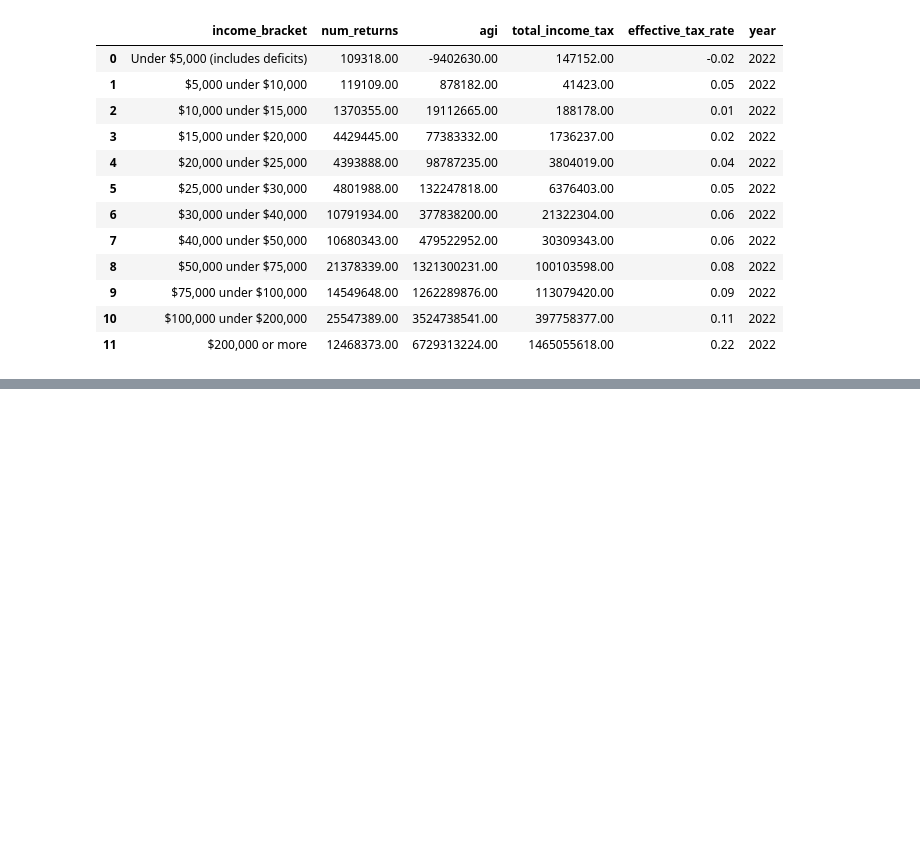
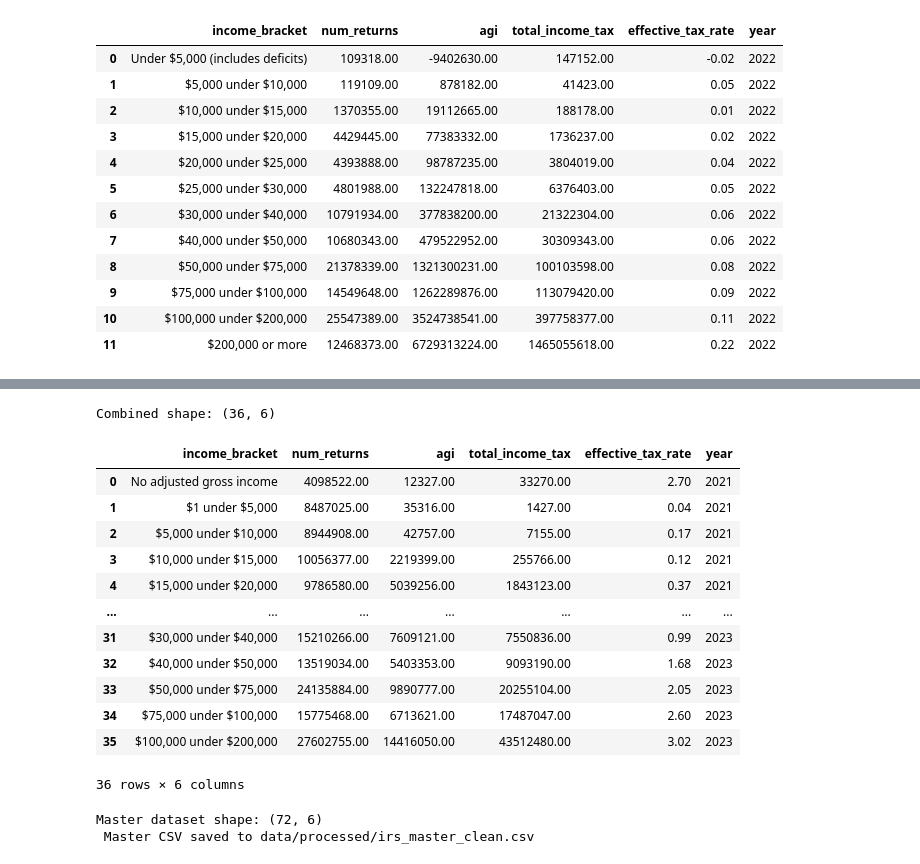
Before and after one commit to yashkhan42/tax_burden_equity_analyzer, a Jupyter notebook: notebooks/01_data_exploration.ipynb, the cells around one changed output, grey strips where cells are left out. Cells and saved outputs as stored; diff of their text form; code cells hidden in the pictures; blank space fills up the shorter version.

```diff
--- a/notebooks/01_data_exploration.ipynb
+++ b/notebooks/01_data_exploration.ipynb
@@ -164,0 +259,36 @@ df_working
+# %%
+#  3 years of Table 3.3
+df_table33_all = pd.concat([df_33_2021, df_33_2022, df_33_2023], ignore_index=True)
+
+# Verify 36 rows
+print("Combined shape:", df_table33_all.shape)
+df_table33_all
+# %% [output]
+Combined shape: (36, 6)
+|  | income_bracket | num_returns | agi | total_income_tax | effective_tax_rate | year |
+| 0 | No adjusted gross income | 4098522.00 | 12327.00 | 33270.00 | 2.70 | 2021 |
+| 1 | $1 under $5,000 | 8487025.00 | 35316.00 | 1427.00 | 0.04 | 2021 |
+| 2 | $5,000 under $10,000 | 8944908.00 | 42757.00 | 7155.00 | 0.17 | 2021 |
+| 3 | $10,000 under $15,000 | 10056377.00 | 2219399.00 | 255766.00 | 0.12 | 2021 |
+| 4 | $15,000 under $20,000 | 9786580.00 | 5039256.00 | 1843123.00 | 0.37 | 2021 |
+| ... | ... | ... | ... | ... | ... | ... |
+| 31 | $30,000 under $40,000 | 15210266.00 | 7609121.00 | 7550836.00 | 0.99 | 2023 |
+| 32 | $40,000 under $50,000 | 13519034.00 | 5403353.00 | 9093190.00 | 1.68 | 2023 |
+| 33 | $50,000 under $75,000 | 24135884.00 | 9890777.00 | 20255104.00 | 2.05 | 2023 |
+| 34 | $75,000 under $100,000 | 15775468.00 | 6713621.00 | 17487047.00 | 2.60 | 2023 |
+| 35 | $100,000 under $200,000 | 27602755.00 | 14416050.00 | 43512480.00 | 3.02 | 2023 |
+36 rows × 6 columns
+# %%
+# Combine Table 3.2 and Table 3.3  master dataset
+df_master = pd.concat([df_table32_all, df_table33_all], ignore_index=True)
+
+# 72 rows (36 + 36)
+print("Master dataset shape:", df_master.shape)
+
+# Save
+df_master.to_csv('../data/processed/irs_master_clean.csv', index=False)
+
+print(" Master CSV saved to data/processed/irs_master_clean.csv")
+# %% [output]
+Master dataset shape: (72, 6)
+ Master CSV saved to data/processed/irs_master_clean.csv
```
Also changed, not shown: parts of 11 cells of this notebook.
